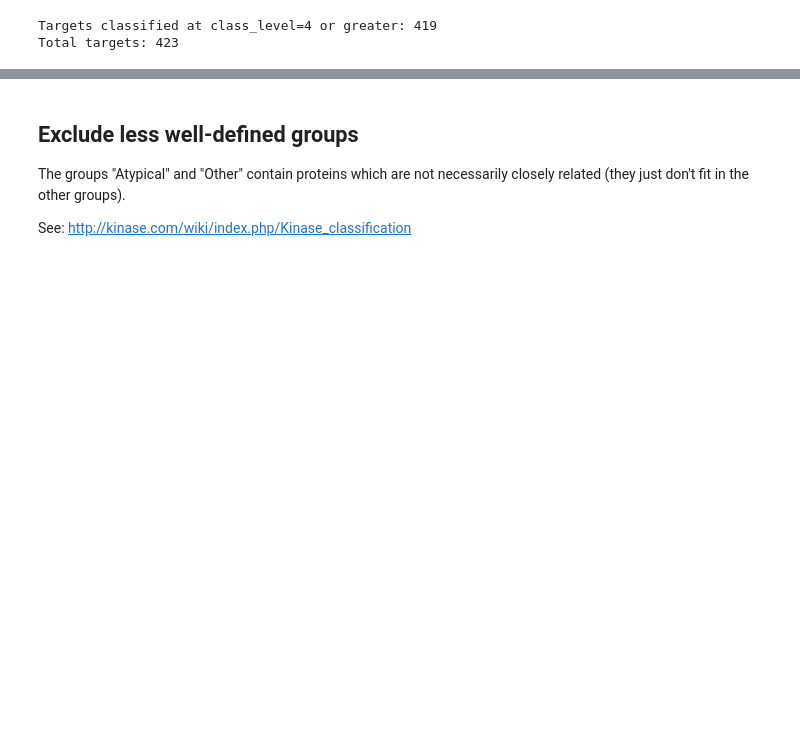
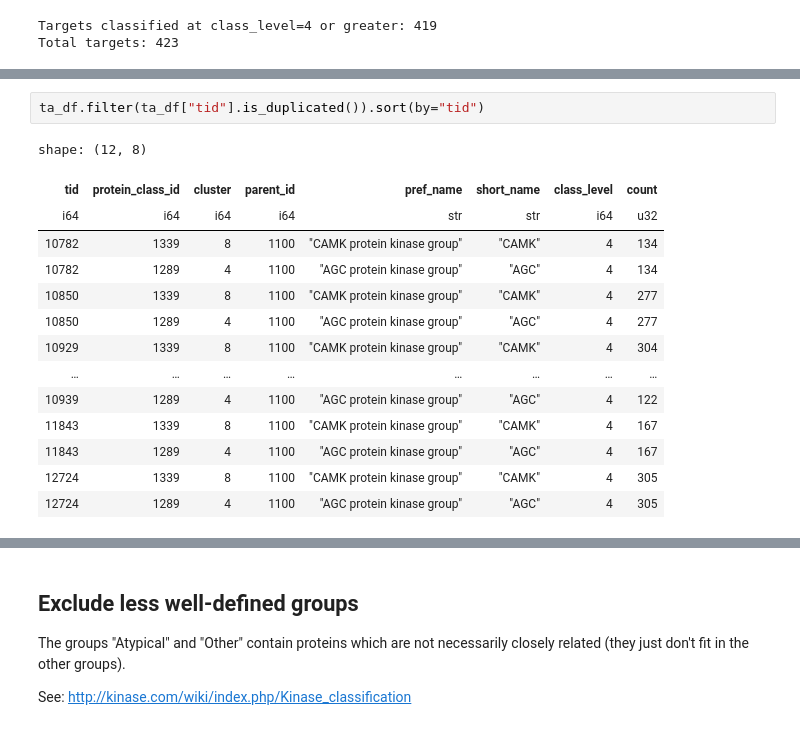
Before and after one commit to Jack-42/ligandActivityAnalysis, a Jupyter notebook: notebooks/exploratory_analysis.ipynb, the cells around one changed output, grey strips where cells are left out. Saved outputs shown, nothing was run; the diff lists cells and outputs as text; blank space fills up the shorter version.

```diff
--- a/notebooks/exploratory_analysis.ipynb
+++ b/notebooks/exploratory_analysis.ipynb
@@ -446,0 +463,17 @@ Total targets: 423
+# %%
+ta_df.filter(ta_df["tid"].is_duplicated()).sort(by="tid")
+# %% [output]
+shape: (12, 8)
+| tid | protein_class_id | cluster | parent_id | pref_name | short_name | class_level | count |
+| i64 | i64 | i64 | i64 | str | str | i64 | u32 |
+| 10782 | 1339 | 8 | 1100 | "CAMK protein kinase group" | "CAMK" | 4 | 134 |
+| 10782 | 1289 | 4 | 1100 | "AGC protein kinase group" | "AGC" | 4 | 134 |
+| 10850 | 1339 | 8 | 1100 | "CAMK protein kinase group" | "CAMK" | 4 | 277 |
+| 10850 | 1289 | 4 | 1100 | "AGC protein kinase group" | "AGC" | 4 | 277 |
+| 10929 | 1339 | 8 | 1100 | "CAMK protein kinase group" | "CAMK" | 4 | 304 |
+| … | … | … | … | … | … | … | … |
+| 10939 | 1289 | 4 | 1100 | "AGC protein kinase group" | "AGC" | 4 | 122 |
+| 11843 | 1339 | 8 | 1100 | "CAMK protein kinase group" | "CAMK" | 4 | 167 |
+| 11843 | 1289 | 4 | 1100 | "AGC protein kinase group" | "AGC" | 4 | 167 |
+| 12724 | 1339 | 8 | 1100 | "CAMK protein kinase group" | "CAMK" | 4 | 305 |
+| 12724 | 1289 | 4 | 1100 | "AGC protein kinase group" | "AGC" | 4 | 305 |
```
Also changed, not shown: parts of 8 cells of this notebook.
